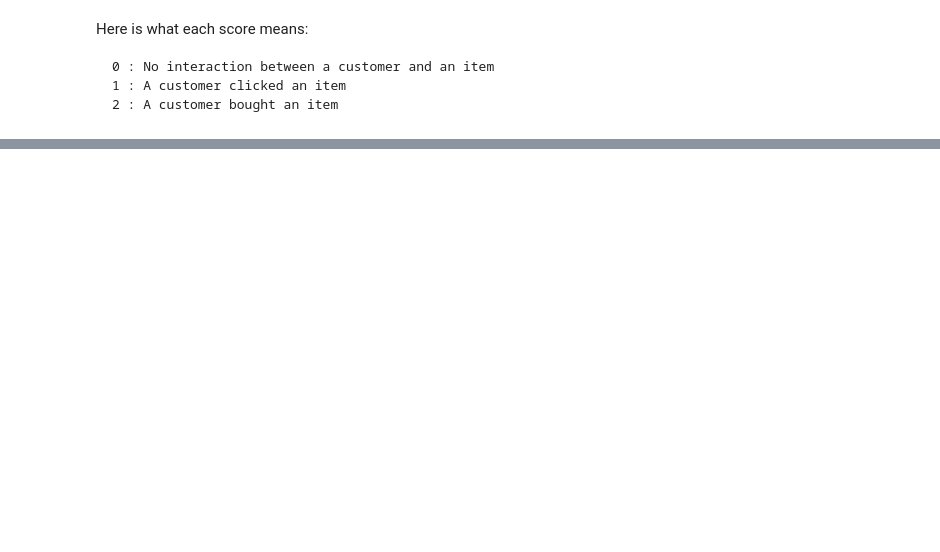
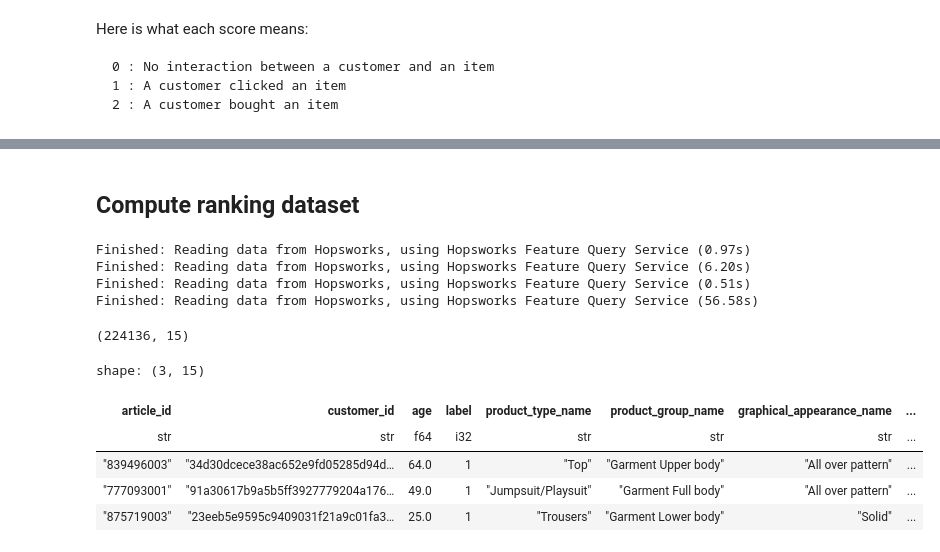
Before and after one commit to Massylovitch/personalized-recommender-project, a Jupyter notebook: notebooks/feature_pipeline.ipynb, the cells around one changed output, grey strips where cells are left out. Saved outputs shown, nothing was run; the diff lists cells and outputs as text; code cells hidden in the pictures; blank space fills up the shorter version.

Commit message:
Add ranking dataset creation

```diff
--- a/notebooks/feature_pipeline.ipynb
+++ b/notebooks/feature_pipeline.ipynb
@@ -358,0 +362,24 @@ Online data ingestion progress: 100.00% |██████████| Rows 13
+# %% [markdown]
+## Compute ranking dataset
+# %%
+ranking_df = compute_ranking_dataset(
+    trans_fg,
+    articles_fg,
+    customers_fg,
+)
+ranking_df.shape
+# %% [output]
+Finished: Reading data from Hopsworks, using Hopsworks Feature Query Service (0.97s)
+Finished: Reading data from Hopsworks, using Hopsworks Feature Query Service (6.20s)
+Finished: Reading data from Hopsworks, using Hopsworks Feature Query Service (0.51s)
+Finished: Reading data from Hopsworks, using Hopsworks Feature Query Service (56.58s)
+(224136, 15)
+# %%
+ranking_df.head(3)
+# %% [output]
+shape: (3, 15)
+| article_id | customer_id | age | label | product_type_name | product_group_name | graphical_appearance_name | ... |
+| str | str | f64 | i32 | str | str | str | ... |
+| "839496003" | "34d30dcece38ac652e9fd05285d94d… | 64.0 | 1 | "Top" | "Garment Upper body" | "All over pattern" | ... |
+| "777093001" | "91a30617b9a5b5ff3927779204a176… | 49.0 | 1 | "Jumpsuit/Playsuit" | "Garment Full body" | "All over pattern" | ... |
+| "875719003" | "23eeb5e9595c9409031f21a9c01fa3… | 25.0 | 1 | "Trousers" | "Garment Lower body" | "Solid" | ... |
```
Also changed, not shown: parts of 17 cells of this notebook, 3 other files.
